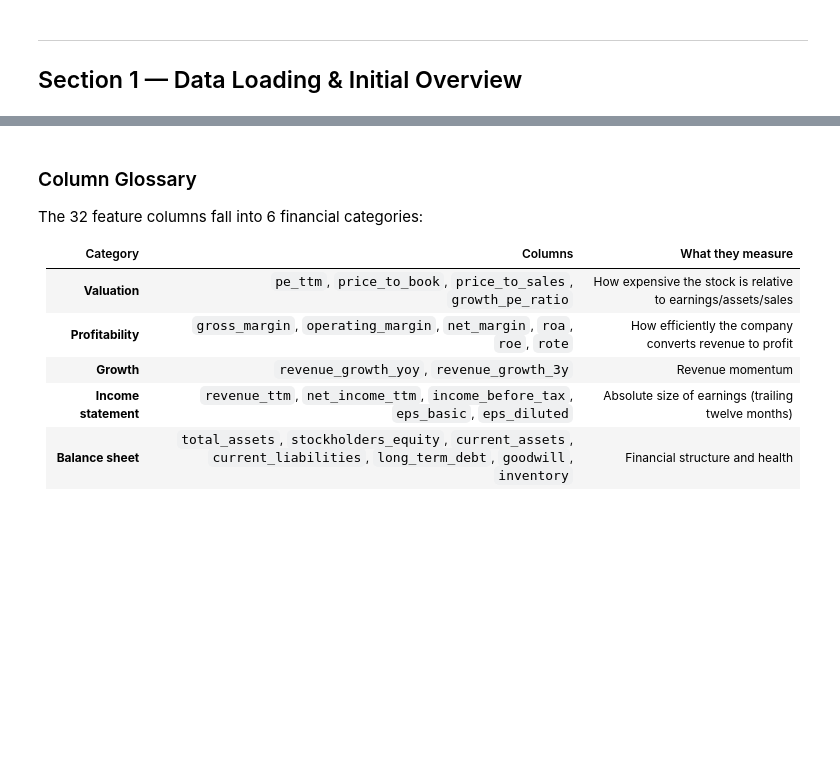
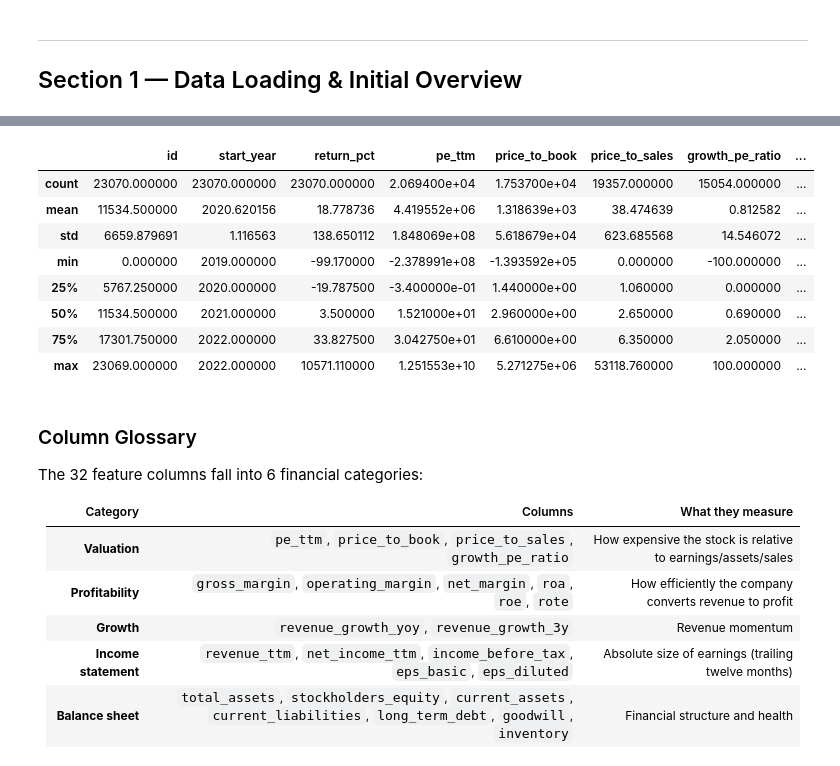
Before and after one commit to Yvsvan/ML-IPN, a Jupyter notebook: competitions/Predict 1-Year US Stock Returns from Fundamentals/notebooks/starter.ipynb, the cells around one changed output, grey strips where cells are left out. Cells and saved outputs as stored; diff of their text form; code cells hidden in the pictures; blank space fills up the shorter version.

```diff
--- a/competitions/Predict 1-Year US Stock Returns from Fundamentals/notebooks/starter.ipynb
+++ b/competitions/Predict 1-Year US Stock Returns from Fundamentals/notebooks/starter.ipynb
@@ -54,3 +62,16 @@ train.head()
+# %%
+#Overview of the data
+train.describe()
+# %% [output]
+|  | id | start_year | return_pct | pe_ttm | price_to_book | price_to_sales | growth_pe_ratio | ... |
+| count | 23070.000000 | 23070.000000 | 23070.000000 | 2.069400e+04 | 1.753700e+04 | 19357.000000 | 15054.000000 | ... |
+| mean | 11534.500000 | 2020.620156 | 18.778736 | 4.419552e+06 | 1.318639e+03 | 38.474639 | 0.812582 | ... |
+| std | 6659.879691 | 1.116563 | 138.650112 | 1.848069e+08 | 5.618679e+04 | 623.685568 | 14.546072 | ... |
+| min | 0.000000 | 2019.000000 | -99.170000 | -2.378991e+08 | -1.393592e+05 | 0.000000 | -100.000000 | ... |
+| 25% | 5767.250000 | 2020.000000 | -19.787500 | -3.400000e-01 | 1.440000e+00 | 1.060000 | 0.000000 | ... |
+| 50% | 11534.500000 | 2021.000000 | 3.500000 | 1.521000e+01 | 2.960000e+00 | 2.650000 | 0.690000 | ... |
+| 75% | 17301.750000 | 2022.000000 | 33.827500 | 3.042750e+01 | 6.610000e+00 | 6.350000 | 2.050000 | ... |
+| max | 23069.000000 | 2022.000000 | 10571.110000 | 1.251553e+10 | 5.271275e+06 | 53118.760000 | 100.000000 | ... |
 # %% [markdown]
 ### Column Glossary
 
```
Also changed, not shown: parts of 1 cell of this notebook.
